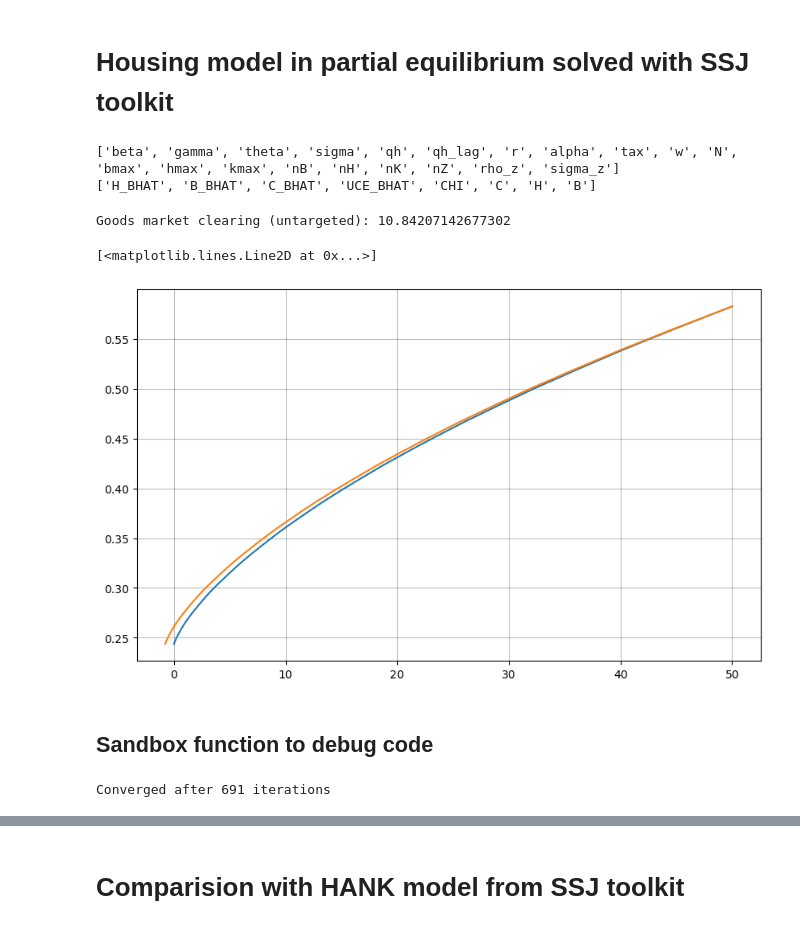
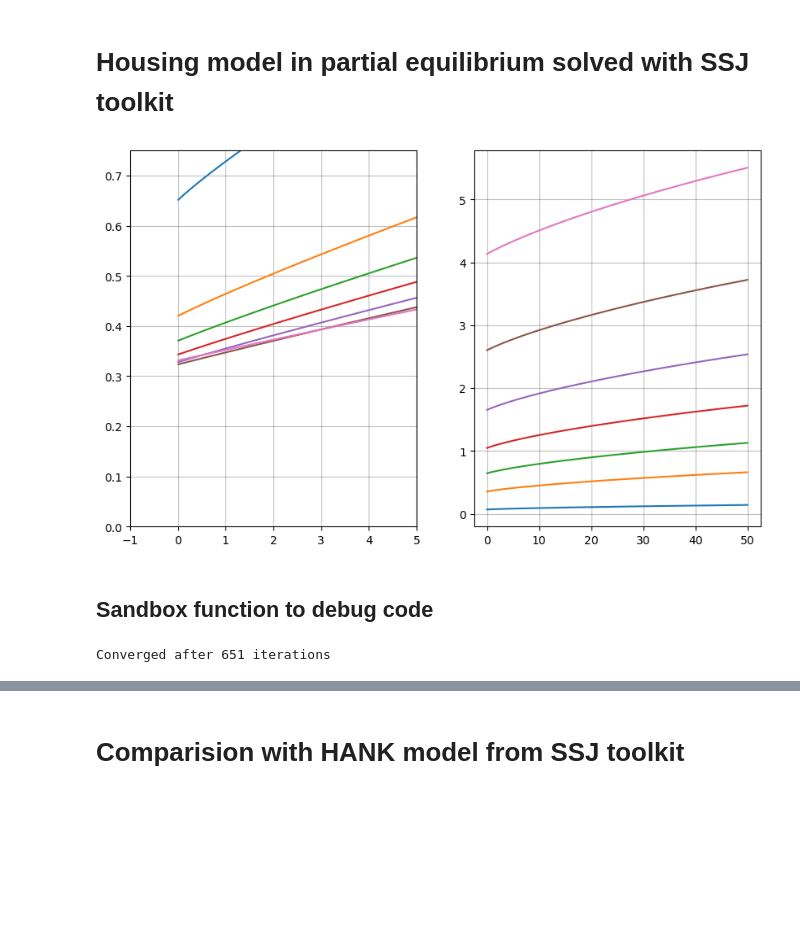
Before and after one commit to thom364e/sequence-jacobian, a Jupyter notebook: notebooks/housing_main.ipynb, the cells around one changed output, grey strips where cells are left out. Drawn from its saved outputs; the diff is of its cells as text; code cells hidden in the pictures; blank space fills up the shorter version.

Commit message:
convergence problems for the policy functions to be fixed

```diff
--- a/notebooks/housing_main.ipynb
+++ b/notebooks/housing_main.ipynb
@@ -30,39 +27,48 @@ The autoreload extension is already loaded. To reload it, use:
 # Setting up the heterogenous agent block
 hh = hh_housing_v2.hh_housecons # 1 step of backward induction algorithm
 hh_ext = hh.add_hetinputs([utils.income, utils.make_grids])
-hh_ext2 = hh_ext.add_hetoutputs([utils.bhat_to_b])
-print(hh_ext2.inputs)
-print(hh_ext2.outputs)
+# hh_ext2 = hh_ext.add_hetoutputs([utils.bhat_to_b])
+# print(hh_ext2.inputs)
+# print(hh_ext2.outputs)
 
 # Creating the model with the other blocks being market clearing conditions
-blocks_ss = [hh_ext2, utils.nondur_mkt_clearing, utils.house_mkt_clearing]
+blocks_ss = [hh_ext, utils.mkt_clearing]
 hank_ss = create_model(blocks_ss, name='Partial Equilibrium')
+
 
 calibration = {'nZ': 3, 'nB': 50, 'nH': 70, 'nK': 50,'bmax': 50, 'hmax': 10,
                'kmax': 1, 'rho_z': 0.966, 'sigma_z': 0.92, 'tax': 0.3560606060606061,
                'w': 0.66, 'N': 1.0, 'beta': 0.9762739008880041, 'gamma': 0.8, 'r': 0.025,
-               'Y': 1.0, 'sigma': 2.0, 'theta': 0.7,'qh_lag': 5.5, 'alpha': 1.0, 'qh': 5.5}
+               'sigma': 2.0, 'theta': 0.7,'qh_lag': 5.5, 'alpha': 1.0, 'qh': 5.5, 'BBAR_BHAT': 2.0}
 
-unknowns_ss = {'HBAR': 1.0}
-targets_ss = {'house_mkt': 0.0}
+unknowns_ss = {'HBAR': 1.0, 'Y': 1.0}
+targets_ss = {'house_mkt': 0.0, 'goods_mkt': 0.0}
 
 cali = hank_ss.solve_steady_state(calibration, unknowns_ss, targets_ss, solver='hybr')
 ss =  hank_ss.steady_state(cali)
-# %% [output]
-['beta', 'gamma', 'theta', 'sigma', 'qh', 'qh_lag', 'r', 'alpha', 'tax', 'w', 'N', 'bmax', 'hmax', 'kmax', 'nB', 'nH', 'nK', 'nZ', 'rho_z', 'sigma_z']
-['H_BHAT', 'B_BHAT', 'C_BHAT', 'UCE_BHAT', 'CHI', 'C', 'H', 'B']
 # %%
+print(cali['HBAR'])
+print(f"House market clearing (targeted): {ss['house_mkt']}")
 print(f"Goods market clearing (untargeted): {ss['goods_mkt']}")
+print(f"Asset market clearing (untargeted): {ss['asset_mkt']}")
-# %% [output]
-Goods market clearing (untargeted): 10.84207142677302
-# %%
-fig = plt.figure(figsize=(10, 6))
-ax = fig.add_subplot(1,1,1)
-
-h_point = 10
-# ax.plot(ss.internals['hh']['b_grid'], ss.internals['hh']['c'][1,:,1].T, label = 'Consumption, general equilibrium')
-ax.plot(cali.internals['hh_housecons']['b_bhat_grid'], cali.internals['hh_housecons']['h_bhat'][1,:,h_point].T, label = 'Low gamma')
-ax.plot(cali.internals['hh_housecons']['b_grid'][h_point,:], cali.internals['hh_housecons']['h_bhat'][1,:,h_point].T, label = 'High gamma')
-# %% [output]
-[<matplotlib.lines.Line2D at 0x...>]
-[figure, removed]
+# %%
+fig = plt.figure(figsize=(10, 6))
+ax = fig.add_subplot(1,2,1)
+ax2 = fig.add_subplot(1,2,2)
+
+z_point = 2
+h_point = 50
+
+for i_h in range(0,70, 10):
+    ax.plot(ss.internals['hh_housecons']['b_bhat_grid'], ss.internals['hh_housecons']['c_bhat'][z_point,:,i_h].T, label = 'Low gamma')
+ax.set_xlim(-1.0,5)
+ax.set_ylim(0,0.75)
+
+for i_h in range(0,70, 10):
+    ax2.plot(ss.internals['hh_housecons']['b_bhat_grid'], ss.internals['hh_housecons']['h_bhat'][z_point,:,i_h].T, label = 'Low gamma')
+# ax2.set_xlim(-1.0,5)
+# ax2.set_ylim(0,0.5)
+
+# ax.plot(ss.internals['hh_housecons']['b_grid'][h_point,:], ss.internals['hh_housecons']['c'][z_point,:,h_point].T, label = 'High gamma')
+# %% [output]
+[figure, added]
@@ -96,13 +171,14 @@ alpha = 1.0
 import warnings
 warnings.simplefilter('always', RuntimeWarning)
 
-b_bhat_grid, h_bhat_grid, k_grid, e_grid, Pi, b_grid = utils.make_grids(bmax, hmax, kmax, nB, nH, nK, nZ, rho_z, sigma_z, gamma, qh)
+b_bhat_grid, h_bhat_grid, k_grid, e_grid, Pi, b_grid = utils.make_grids(bmax, hmax, kmax, nB, nH, nK, nZ, rho_z, sigma_z, gamma, qh_lag)
 z_grid = utils.income(e_grid, tax, w, N)
 
 # use backward induction to solve for the steady state policy functions
-Vh_p, Vb_p, h_bhat, b_bhat, c_bhat, _ = utils.policy_ss(h_bhat_grid, b_bhat_grid, z_grid, e_grid, k_grid, beta,
+Vh_p, Vb_p, h_bhat, b_bhat, c_bhat, _ = utils.policy_ss(Pi, h_bhat_grid, b_bhat_grid, z_grid, e_grid, k_grid, beta,
                                          gamma, theta, sigma, qh, qh_lag, r, alpha, tol=1E-8, max_iter=5_000, debug = False)
 
-c, h, b = utils.bhat_to_b(h_bhat_grid, b_bhat_grid, b_grid, z_grid, c_bhat, h_bhat, gamma, alpha, r, qh, qh_lag)
+c, h, b, b_endo = utils.bhat_to_b(h_bhat_grid, b_bhat_grid, b_grid, z_grid, c_bhat, h_bhat, gamma, alpha, r, qh, qh_lag)
+# b_grid, c, h, b = bhat_to_b(gamma, bmax, h_bhat_grid, c_bhat, h_bhat, b_bhat_grid, z_grid, qh_lag, r, alpha)
 # %% [output]
-Converged after 691 iterations
+Converged after 651 iterations
```
Also changed, not shown: parts of 12 cells of this notebook, 5 other files.
